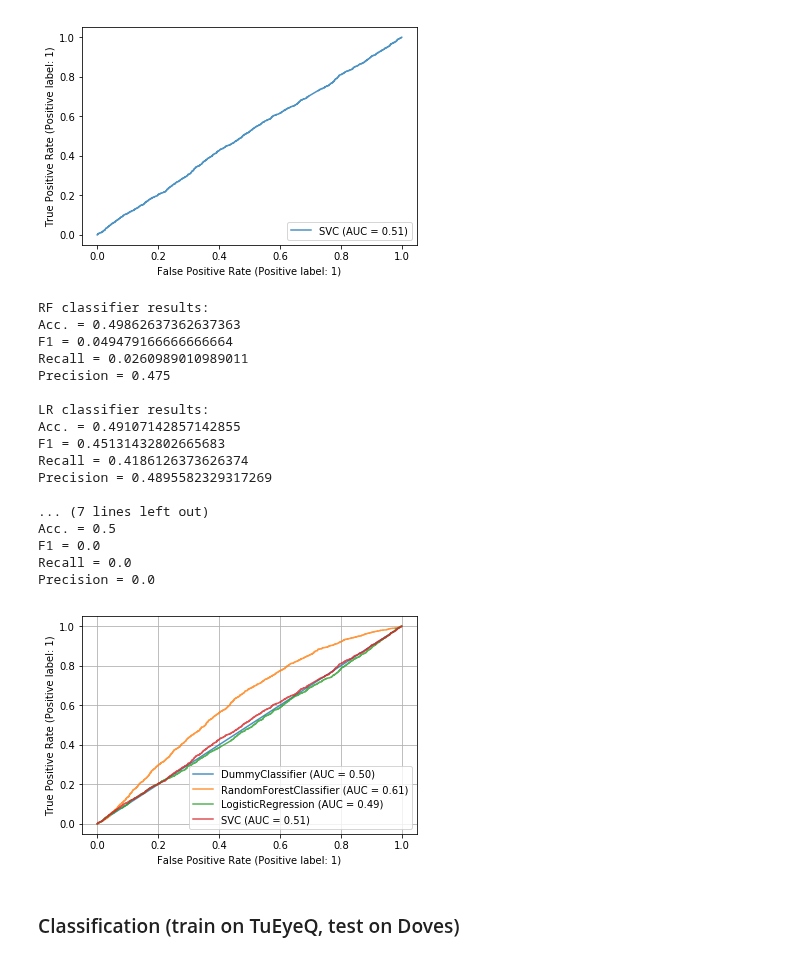
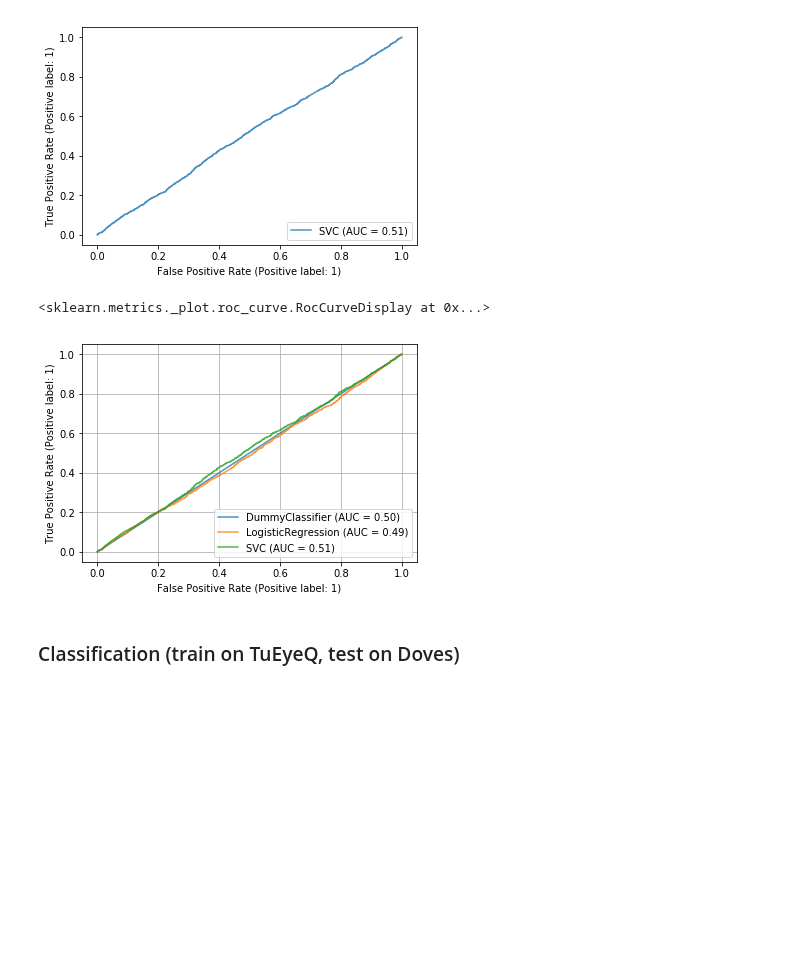
Before and after one commit to kroglkt/CogSci3, a Jupyter notebook: Combined Datasets.ipynb, the cells around one changed output. Saved outputs shown, nothing was run; the diff lists cells and outputs as text; code cells hidden in the pictures; blank space fills up the shorter version.

```diff
--- a/Combined Datasets.ipynb
+++ b/Combined Datasets.ipynb
@@ -142,67 +140,51 @@ svm_disp = plot_roc_curve(model, test_X, test_y, ax=ax, alpha=0.8)
 # %%
 # Dummy
 
 model = DummyClassifier(strategy="most_frequent")
 
 model.fit(train_X, train_y)
 pred_values = model.predict(test_X)
 
 d_acc_score = accuracy_score(test_y, pred_values)
 d_f1_score = f1_score(test_y, pred_values)
 d_recall_score = recall_score(test_y, pred_values)
 d_precision_score = precision_score(test_y, pred_values)
 
 plt.grid()
 ax = plt.gca()
 d_disp = plot_roc_curve(model, test_X, test_y, ax=ax, alpha=0.8)
-rfc_disp.plot(ax=ax, alpha=0.8)
+#rfc_disp.plot(ax=ax, alpha=0.8)
 lr_disp.plot(ax=ax, alpha=0.8)
 svm_disp.plot(ax=ax, alpha=0.8)
 
-print(f"""
-RF classifier results:
-Acc. = {rfc_acc_score}
-F1 = {rfc_f1_score}
-Recall = {rfc_recall_score}
-Precision = {rfc_precision_score}
-
-LR classifier results:
-Acc. = {lr_acc_score}
-F1 = {lr_f1_score}
-Recall = {lr_recall_score}
-Precision = {lr_precision_score}
-
-SVM classifier results:
-Acc. = {svm_acc_score}
-F1 = {svm_f1_score}
-Recall = {svm_recall_score}
-Precision = {svm_precision_score}
-
-Dummy classifier results:
-Acc. = {d_acc_score}
-F1 = {d_f1_score}
-Recall = {d_recall_score}
-Precision = {d_precision_score}
-""")
+#print(f"""
+#RF classifier results:
+#Acc. = {rfc_acc_score}
+#F1 = {rfc_f1_score}
+#Recall = {rfc_recall_score}
+#Precision = {rfc_precision_score}
+#
+#LR classifier results:
+#Acc. = {lr_acc_score}
+#F1 = {lr_f1_score}
+#Recall = {lr_recall_score}
+#Precision = {lr_precision_score}
+#
+#SVM classifier results:
+#Acc. = {svm_acc_score}
+#F1 = {svm_f1_score}
+#Recall = {svm_recall_score}
+#Precision = {svm_precision_score}
+#
+#Dummy classifier results:
+#Acc. = {d_acc_score}
+#F1 = {d_f1_score}
+#Recall = {d_recall_score}
+#Precision = {d_precision_score}
+#""")
 # %% [output]
-RF classifier results:
-Acc. = 0.49862637362637363
-F1 = 0.049479166666666664
-Recall = 0.0260989010989011
-Precision = 0.475
-
-LR classifier results:
-Acc. = 0.49107142857142855
-F1 = 0.45131432802665683
-Recall = 0.4186126373626374
-Precision = 0.4895582329317269
-
-... (7 lines left out)
-Acc. = 0.5
-F1 = 0.0
-Recall = 0.0
-Precision = 0.0
+<sklearn.metrics._plot.roc_curve.RocCurveDisplay at 0x...>
-[figure, old version]
+[figure, new version]
 # %% [markdown]
 ### Classification (train on TuEyeQ, test on Doves)
 # %%
```
Also changed, not shown: parts of 8 cells of this notebook, 10 other files.
